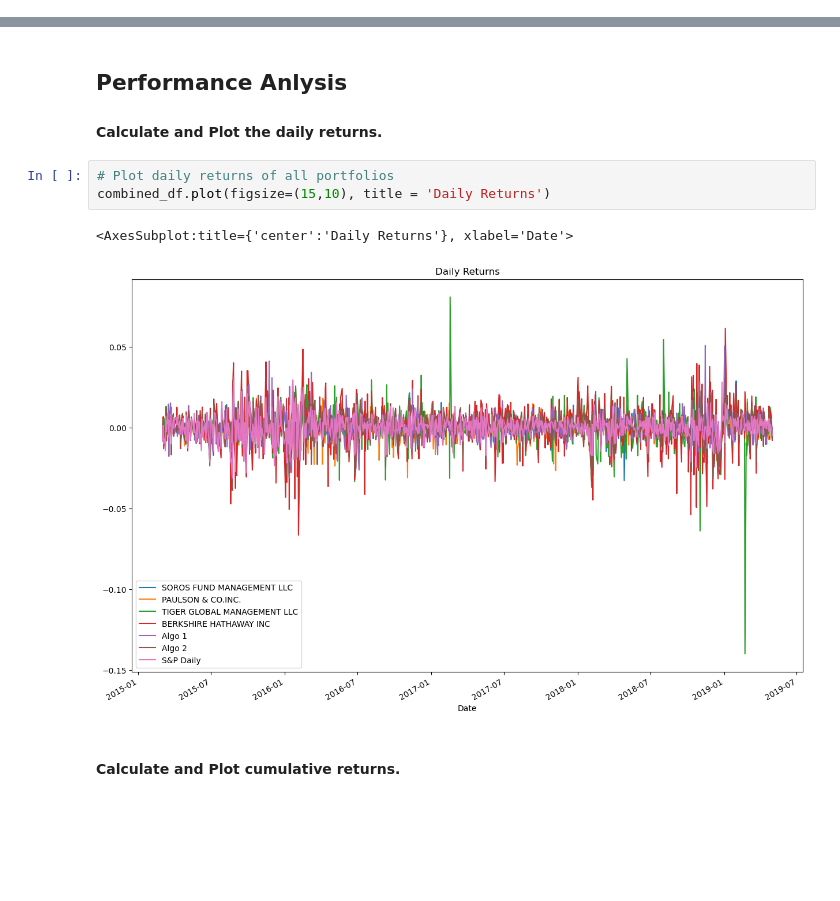
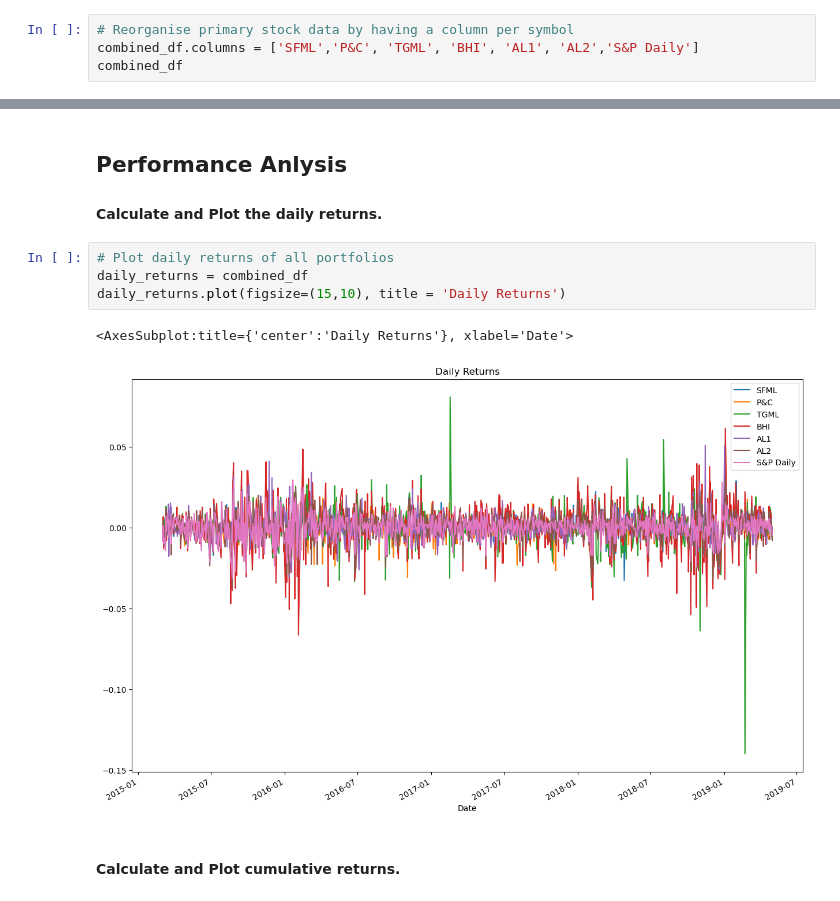
Before and after one commit to rbawilliams/Quantitative-Analysis, a Jupyter notebook: whale_analysis.ipynb, the cells around one changed output, grey strips where cells are left out. Cells and saved outputs as stored; diff of their text form; blank space fills up the shorter version.

```diff
--- a/whale_analysis.ipynb
+++ b/whale_analysis.ipynb
@@ -197,3 +197,7 @@ combined_df
 | 2019-04-30 | -0.001295 | -0.002211 | -0.000259 | -0.003702 | -0.002944 | -0.001570 | ... |
 | 2019-05-01 | -0.005847 | -0.001341 | -0.007936 | -0.007833 | 0.000094 | -0.007358 | ... |
 1029 rows × 7 columns
+# %%
+# Reorganise primary stock data by having a column per symbol
+combined_df.columns = ['SFML','P&C', 'TGML', 'BHI', 'AL1', 'AL2','S&P Daily']
+combined_df
@@ -209,10 +228,11 @@ In this section, you will calculate and visualize performance and risk metrics f
 #### Calculate and Plot the daily returns.
 # %%
 # Plot daily returns of all portfolios
-combined_df.plot(figsize=(15,10), title = 'Daily Returns')
+daily_returns = combined_df
+daily_returns.plot(figsize=(15,10), title = 'Daily Returns')
 # %% [output]
 <AxesSubplot:title={'center':'Daily Returns'}, xlabel='Date'>
-[figure, old version]
+[figure, new version]
 # %% [markdown]
 #### Calculate and Plot cumulative returns.
 # %%
```
Also changed, not shown: parts of 39 cells of this notebook.
